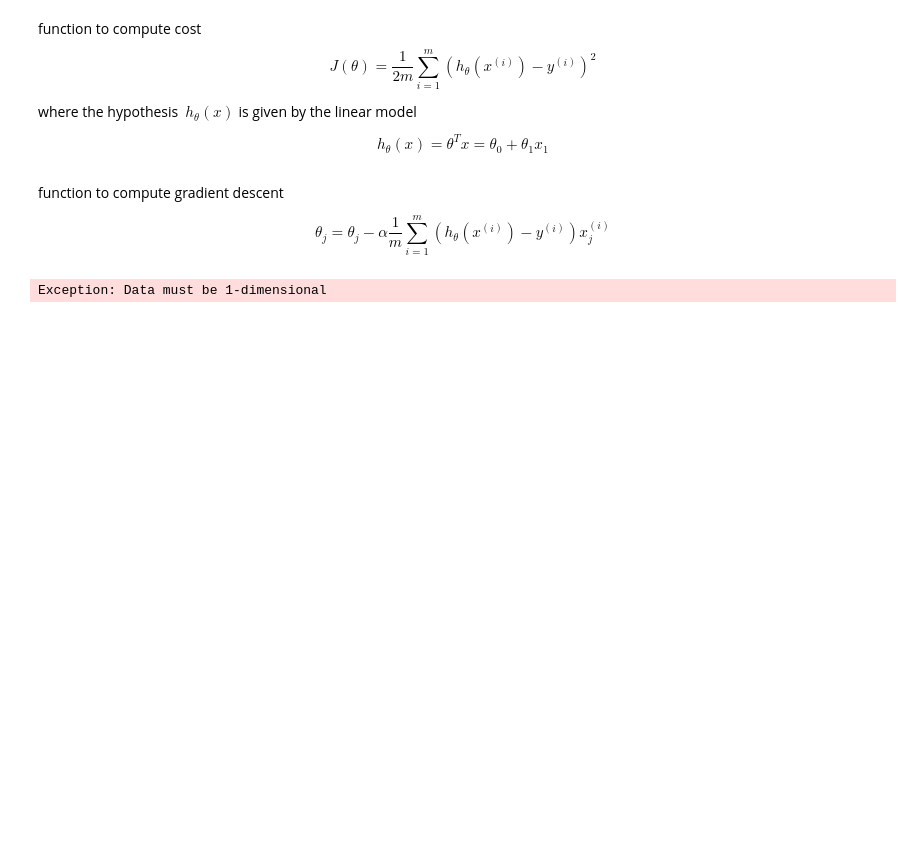
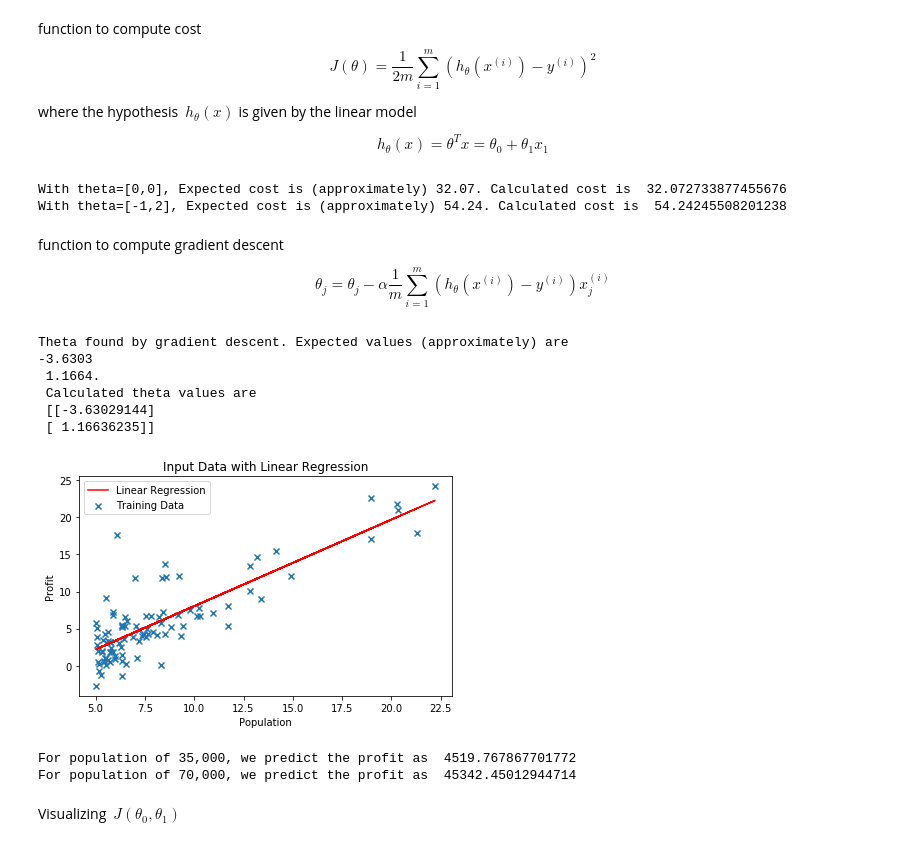
Before and after one commit to grkashyap/andrewng-machinelearning, a Jupyter notebook: machine-learning-ex1/ex1/Linear Regression using Python.ipynb, the cells around one changed output. Cells and saved outputs as stored; diff of their text form; code cells hidden in the pictures; blank space fills up the shorter version.

```diff
--- a/machine-learning-ex1/ex1/Linear Regression using Python.ipynb
+++ b/machine-learning-ex1/ex1/Linear Regression using Python.ipynb
@@ -53,8 +56,15 @@ h_\theta(x) = \theta^Tx = \theta_0+\theta_1x_1
 # %%
 def computeCost(X,y,theta):
     m = len(y)
-    J = (1/(2*m))*(np.sum(np.subtract(np.matmul(X,theta),y)**2))
+    J = (1/(2*m))*(np.sum(np.subtract(np.matmul(X,theta).reshape(m),y)**2))
     return J
+# %%
+#test compute cost function
+print("With theta=[0,0], Expected cost is (approximately) 32.07. Calculated cost is ",computeCost(X, y, theta))
+print("With theta=[-1,2], Expected cost is (approximately) 54.24. Calculated cost is ",computeCost(X, y, [-1,2]))
+# %% [output]
+With theta=[0,0], Expected cost is (approximately) 32.07. Calculated cost is  32.072733877455676
+With theta=[-1,2], Expected cost is (approximately) 54.24. Calculated cost is  54.24245508201238
 # %% [markdown]
 function to compute gradient descent
 
@@ -81,16 +91,26 @@ def gradientDescent(X,y,theta,alpha,iterations):
 # %%
 #compute theta
 theta = gradientDescent(X, y, theta, alpha, iterations)
-# %% [output]
-Exception: Data must be 1-dimensional
+# %%
+print('Theta found by gradient descent. Expected values (approximately) are \n-3.6303\n 1.1664. \n Calculated theta values are \n',theta)
+# %% [output]
+Theta found by gradient descent. Expected values (approximately) are
+-3.6303
+ 1.1664.
+ Calculated theta values are
+ [[-3.63029144]
+ [ 1.16636235]]
 # %%
 #plot the data with the linear regression line
 plt.scatter(X[:,1],y,marker='x')
 plt.plot(X[:,1],np.matmul(X,theta),'r')
 plt.xlabel('Population')
 plt.ylabel('Profit')
-plt.legend(['Linear Regression','Training Data'],bbox_to_anchor=(1, 0.5))
+plt.legend(['Linear Regression','Training Data'])
+plt.title('Input Data with Linear Regression')
 plt.tight_layout()
+# %% [output]
+[figure, added]
 # %%
 #Run predictions
 predict1 = np.matmul([1, 3.5],theta)
@@ -98,0 +118,8 @@ predict1*10000
+# %%
+print('For population of 35,000, we predict the profit as ',predict1[0]*10000)
+print('For population of 70,000, we predict the profit as ',predict2[0]*10000)
+# %% [output]
+For population of 35,000, we predict the profit as  4519.767867701772
+For population of 70,000, we predict the profit as  45342.45012944714
+# %% [markdown]
+Visualizing $\ J(\theta_0,\theta_1) $
```
Also changed, not shown: parts of 9 cells of this notebook.
